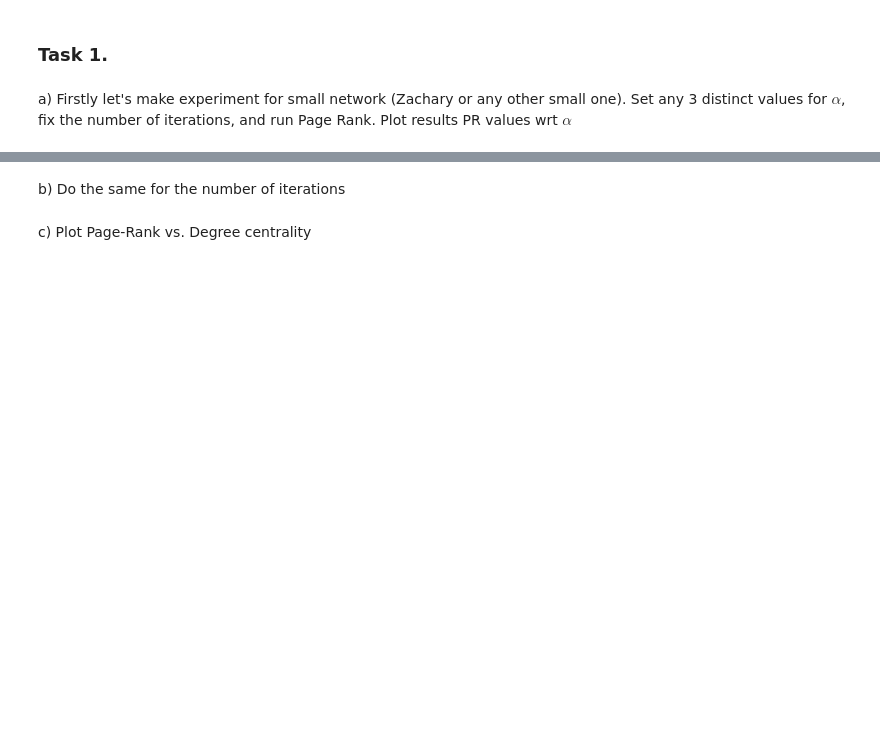
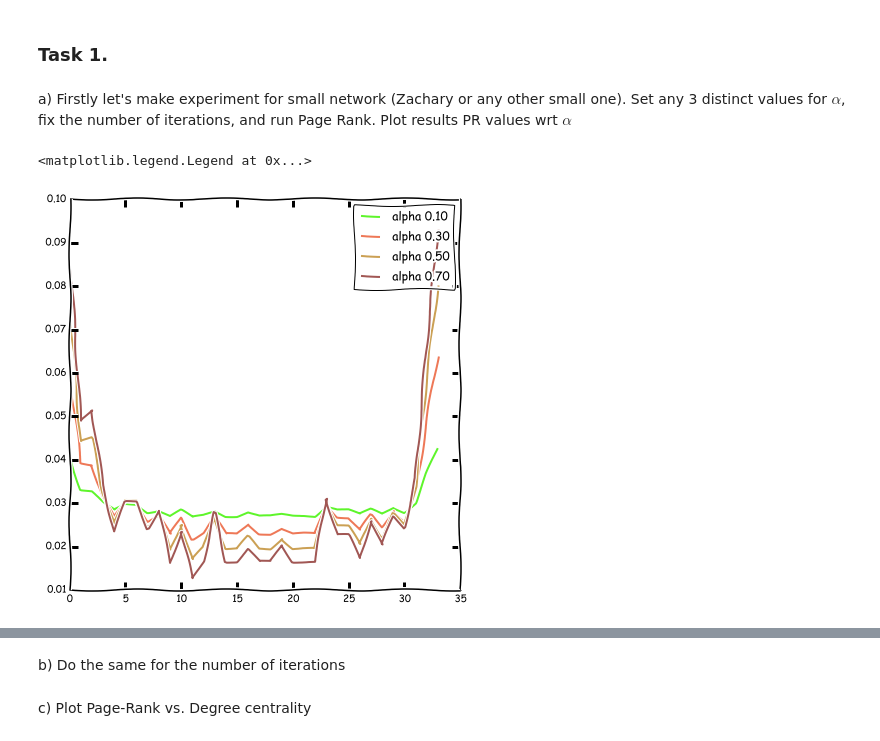
Before and after one commit to shestakoff/social_ntwks, a Jupyter notebook: page_rank_hits.ipynb, the cells around one changed output, grey strips where cells are left out. Cells and saved outputs as stored; diff of their text form; code cells hidden in the pictures; blank space fills up the shorter version.

```diff
--- a/page_rank_hits.ipynb
+++ b/page_rank_hits.ipynb
@@ -18,0 +15,19 @@ G = nx.karate_club_graph()
+# %%
+G = nx.karate_club_graph()
+# Continue here
+# Explain the results
+
+fig = plt.figure(1, figsize=(7,7))
+ax = plt.subplot(111)
+
+alphas = np.arange(0.1, 0.9, 0.2)
+
+for alp in alphas:
+    pr = nx.pagerank(G, alpha=alp)
+    prval = pr.values()
+    ax.plot(prval, c=np.random.rand(3,1), label='alpha {0:.2f}'.format(alp))
+
+ax.legend()
+# %% [output]
+<matplotlib.legend.Legend at 0x...>
+[figure, added]
```
Also changed, not shown: parts of 11 cells of this notebook.
